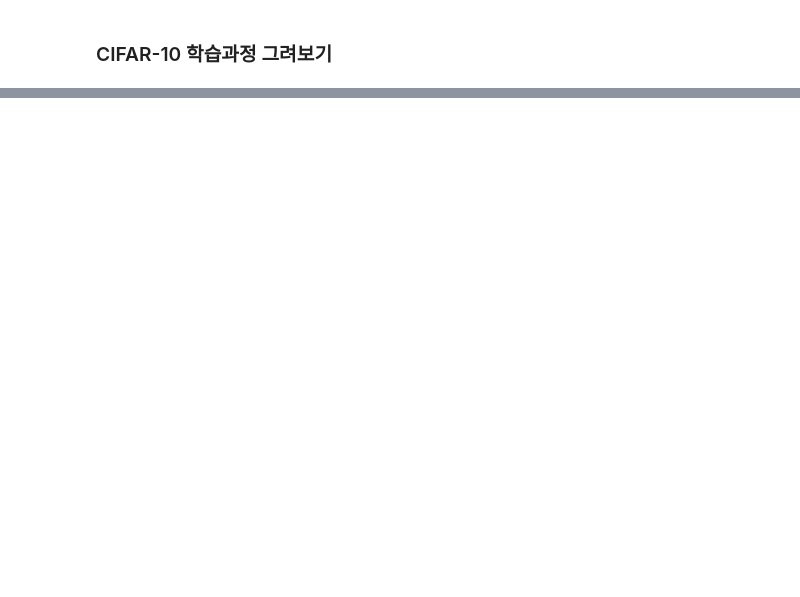
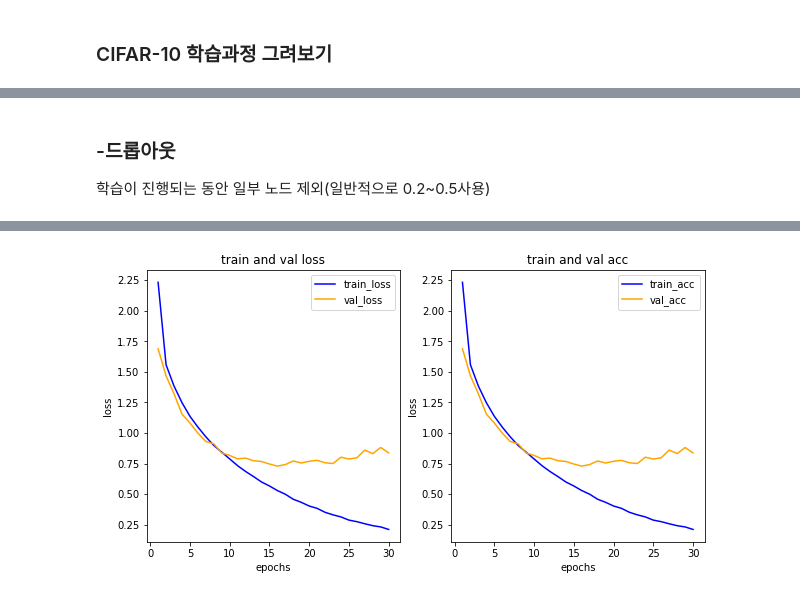
Before and after one commit to platypus46/ml-study, a Jupyter notebook: deep_learning/cifar-10-CNN.ipynb, the cells around one changed output, grey strips where cells are left out. Saved outputs shown, nothing was run; the diff lists cells and outputs as text; code cells hidden in the pictures; blank space fills up the shorter version.

```diff
--- a/deep_learning/cifar-10-CNN.ipynb
+++ b/deep_learning/cifar-10-CNN.ipynb
@@ -143,0 +277,73 @@ plt.show()
+# %% [markdown]
+### -드롭아웃
+학습이 진행되는 동안 일부 노드 제외(일반적으로 0.2~0.5사용)
+# %%
+from tensorflow.keras.models import Sequential
+from tensorflow.keras.layers import Conv2D,MaxPool2D,Dense,Flatten,Dropout
+from tensorflow.keras.optimizers import Adam
+
+model=Sequential()
+
+model.add(Conv2D(filters=32,kernel_size=3,padding='same',
+                 activation='relu',input_shape=(32, 32, 3)))
+model.add(Conv2D(filters=32,kernel_size=3,padding='same',
+                 activation='relu'))
+model.add(MaxPool2D(pool_size=(2,2),strides=2,padding='same'))
+
+model.add(Dropout(0.2))
+
+model.add(Conv2D(filters=64,kernel_size=3,padding='same',
+                 activation='relu'))
+model.add(Conv2D(filters=64,kernel_size=3,padding='same',
+                 activation='relu'))
+model.add(MaxPool2D(pool_size=(2,2),strides=2,padding='same'))
+
+model.add(Dropout(0.2))
+
+model.add(Conv2D(filters=128,kernel_size=3,padding='same',
+                 activation='relu'))
+model.add(Conv2D(filters=128,kernel_size=3,padding='same',
+                 activation='relu'))
+model.add(MaxPool2D(pool_size=(2,2),strides=2,padding='same'))
+model.add(Dropout(0.2))
+model.add(Flatten())
+model.add(Dense(256,activation='relu'))
+model.add(Dense(10,activation='softmax'))
+
+model.compile(optimizer=Adam(1e-4),
+             loss='sparse_categorical_crossentropy',
+             metrics=['acc'])
+
+history=model.fit(x_train,y_train,
+                  epochs=30,
+                  batch_size=32,
+                 validation_data=(x_val,y_val))
+
+his_dict=history.history
+loss=his_dict['loss']
+val_loss=his_dict['val_loss']
+
+epochs=range(1,len(loss)+1)
+fig=plt.figure(figsize=(10,5))
+
+ax1=fig.add_subplot(1,2,1)
+ax1.plot(epochs,loss,color='blue',label='train_loss')
+ax1.plot(epochs,val_loss,color='orange',label='val_loss')
+ax1.set_title('train and val loss')
+ax1.set_xlabel('epochs')
+ax1.set_ylabel('loss')
+ax1.legend()
+
+acc=his_dict['acc']
+val_acc=his_dict['val_acc']
+
+ax2=fig.add_subplot(1,2,2)
+ax2.plot(epochs,loss,color='blue',label='train_acc')
+ax2.plot(epochs,val_loss,color='orange',label='val_acc')
+ax2.set_title('train and val acc')
+ax2.set_xlabel('epochs')
+ax2.set_ylabel('loss')
+ax2.legend()
+
+plt.show()
+# %% [output]
@@ -143,0 +367 @@ plt.show()
+[figure, added]
```
Also changed, not shown: parts of 13 cells of this notebook.
